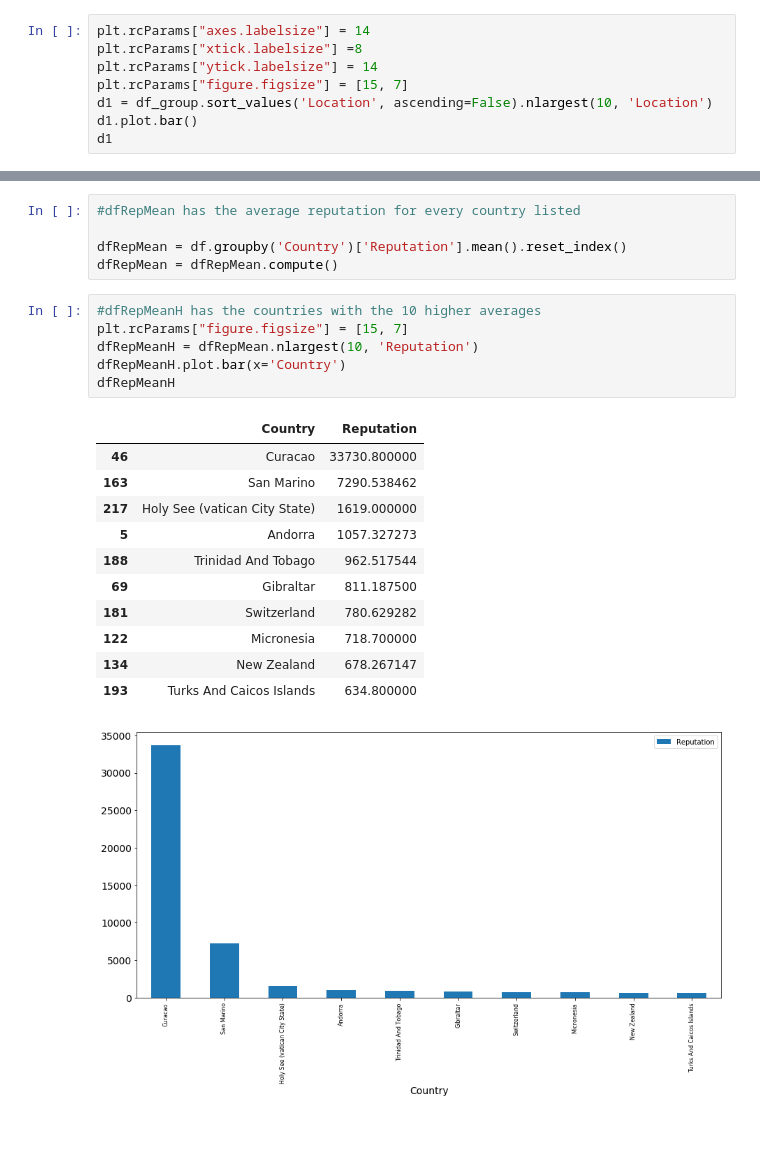
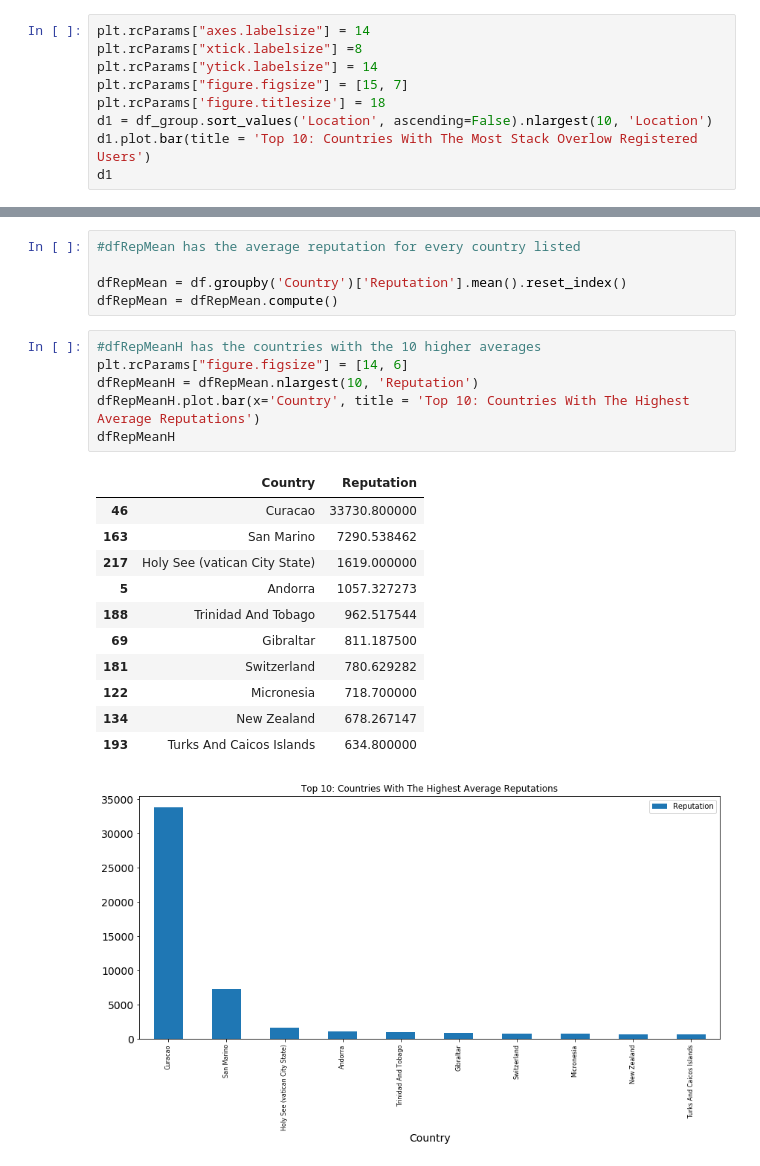
Before and after one commit to schmitzlucien/bigdata-stackoverflow, a Jupyter notebook: Project_dask_plot_location.ipynb, the cells around one changed output, grey strips where cells are left out. Drawn from its saved outputs; the diff is of its cells as text; blank space fills up the shorter version.

```diff
--- a/Project_dask_plot_location.ipynb
+++ b/Project_dask_plot_location.ipynb
@@ -108,8 +108,9 @@ plt.rcParams["axes.labelsize"] = 14
 plt.rcParams["xtick.labelsize"] =8
 plt.rcParams["ytick.labelsize"] = 14
 plt.rcParams["figure.figsize"] = [15, 7]
+plt.rcParams['figure.titlesize'] = 18
 d1 = df_group.sort_values('Location', ascending=False).nlargest(10, 'Location')
-d1.plot.bar()
+d1.plot.bar(title = 'Top 10: Countries With The Most Stack Overlow Registered Users')
 d1
 # %% [output]
 |  | Location |
@@ -226,20 +227,20 @@ dfRepMean = df.groupby('Country')['Reputation'].mean().reset_index()
 dfRepMean = dfRepMean.compute()
 # %%
 #dfRepMeanH has the countries with the 10 higher averages
-plt.rcParams["figure.figsize"] = [15, 7]
+plt.rcParams["figure.figsize"] = [14, 6]
 dfRepMeanH = dfRepMean.nlargest(10, 'Reputation')
-dfRepMeanH.plot.bar(x='Country')
+dfRepMeanH.plot.bar(x='Country', title = 'Top 10: Countries With The Highest Average Reputations')
 dfRepMeanH
 # %% [output]
 |  | Country | Reputation |
 | 46 | Curacao | 33730.800000 |
 | 163 | San Marino | 7290.538462 |
 | 217 | Holy See (vatican City State) | 1619.000000 |
 | 5 | Andorra | 1057.327273 |
 | 188 | Trinidad And Tobago | 962.517544 |
 | 69 | Gibraltar | 811.187500 |
 | 181 | Switzerland | 780.629282 |
 | 122 | Micronesia | 718.700000 |
 | 134 | New Zealand | 678.267147 |
 | 193 | Turks And Caicos Islands | 634.800000 |
-[figure, old version]
+[figure, new version]
```
Also changed, not shown: parts of 7 cells of this notebook, 1 other file.
